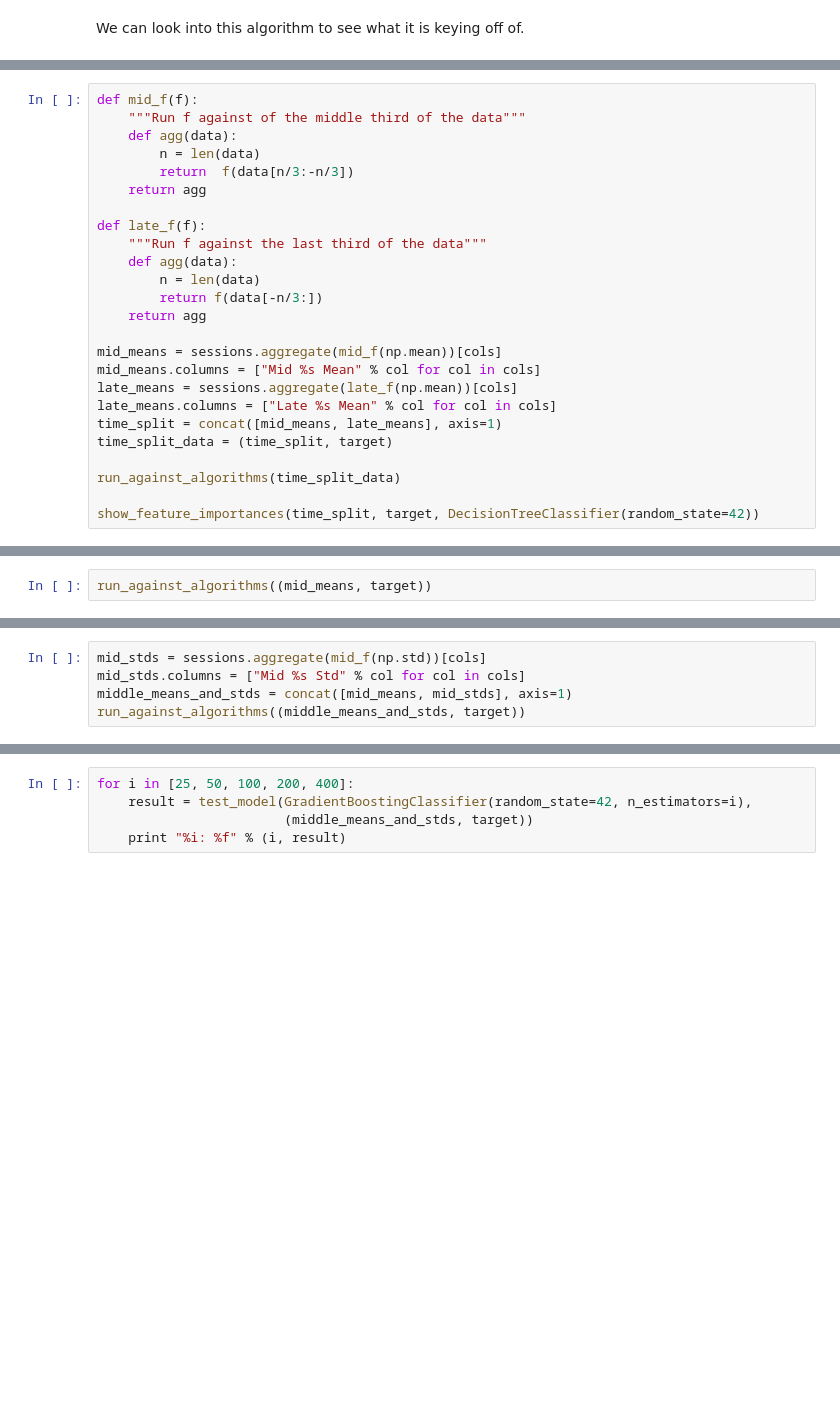
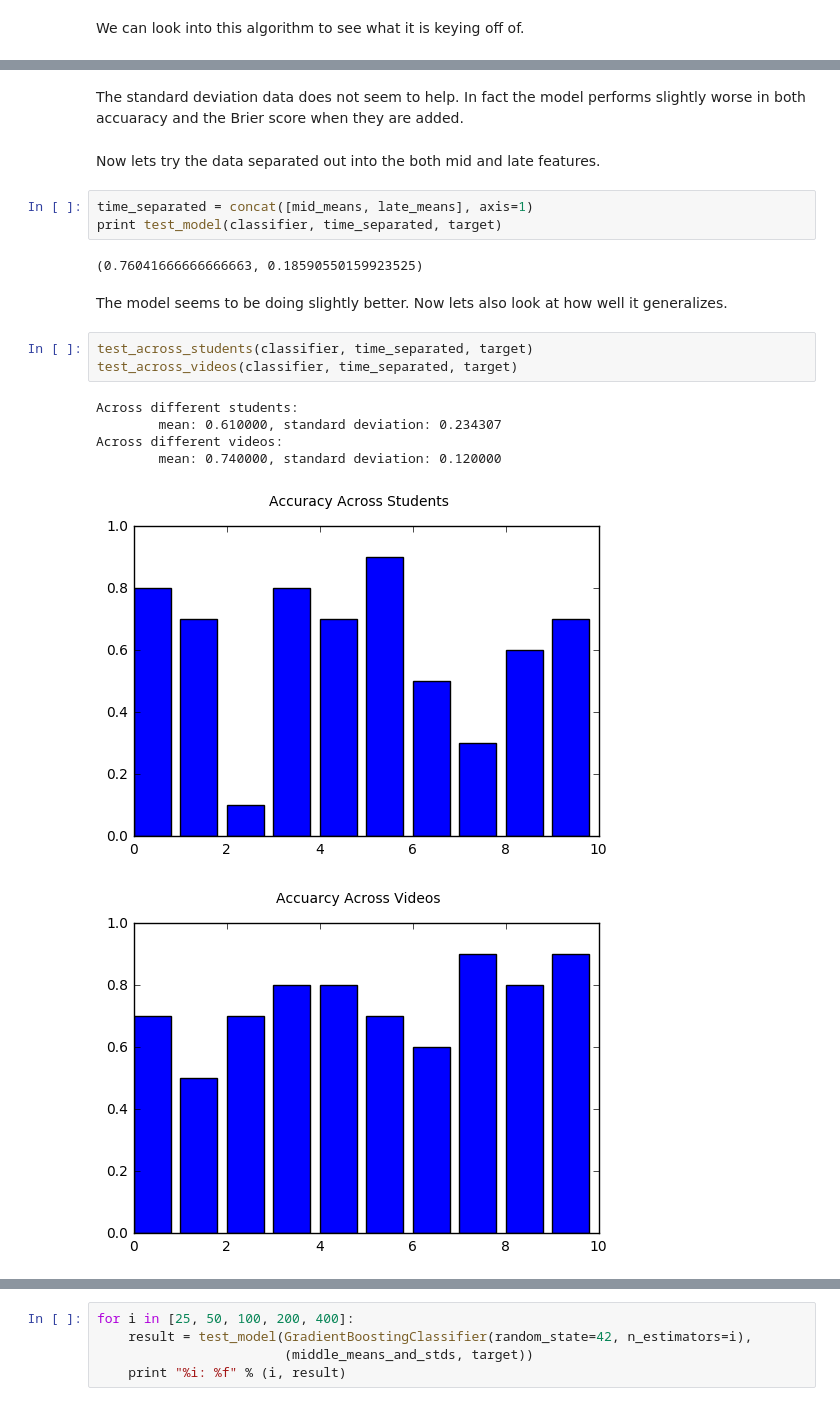
Before and after one commit to nwbvt/udacity-confusion, a Jupyter notebook: Confusion.ipynb, the cells around one changed output, grey strips where cells are left out. Drawn from its saved outputs; the diff is of its cells as text; blank space fills up the shorter version.

```diff
--- a/Confusion.ipynb
+++ b/Confusion.ipynb
@@ -277,25 +220,0 @@ When graphing some of the sessions over time, it appeared that the plots looked
-# %%
-def mid_f(f):
-    """Run f against of the middle third of the data"""
-    def agg(data):
-        n = len(data)
-        return  f(data[n/3:-n/3])
-    return agg
-
-def late_f(f):
-    """Run f against the last third of the data"""
-    def agg(data):
-        n = len(data)
-        return f(data[-n/3:])
-    return agg
-
-mid_means = sessions.aggregate(mid_f(np.mean))[cols]
-mid_means.columns = ["Mid %s Mean" % col for col in cols]
-late_means = sessions.aggregate(late_f(np.mean))[cols]
-late_means.columns = ["Late %s Mean" % col for col in cols]
-time_split = concat([mid_means, late_means], axis=1)
-time_split_data = (time_split, target)
-
-run_against_algorithms(time_split_data)
-
-show_feature_importances(time_split, target, DecisionTreeClassifier(random_state=42))
@@ -348,2 +220,0 @@ Unfortunately these additional features do not help the decision tree generalize
-# %%
-run_against_algorithms((mid_means, target))
@@ -389,5 +220,0 @@ Finally, we can combine the process of focusing on the middle part of the datase
-# %%
-mid_stds = sessions.aggregate(mid_f(np.std))[cols]
-mid_stds.columns = ["Mid %s Std" % col for col in cols]
-middle_means_and_stds = concat([mid_means, mid_stds], axis=1)
-run_against_algorithms((middle_means_and_stds, target))
@@ -444,0 +246,21 @@ Based off these trials, it seems a gradient boosting ensemble model looking at b
+# %% [markdown]
+The standard deviation data does not seem to help.  In fact the model performs slightly worse in both accuaracy and the Brier score when they are added.
+# %% [markdown]
+Now lets try the data separated out into the both mid and late features.
+# %%
+time_separated = concat([mid_means, late_means], axis=1)
+print test_model(classifier, time_separated, target)
+# %% [output]
+(0.76041666666666663, 0.18590550159923525)
+# %% [markdown]
+The model seems to be doing slightly better.  Now lets also look at how well it generalizes.
+# %%
+test_across_students(classifier, time_separated, target)
+test_across_videos(classifier, time_separated, target)
+# %% [output]
+Across different students:
+        mean: 0.610000, standard deviation: 0.234307
+Across different videos:
+        mean: 0.740000, standard deviation: 0.120000
+[figure, added]
+[figure, added]
```
Also changed, not shown: parts of 68 cells of this notebook.
